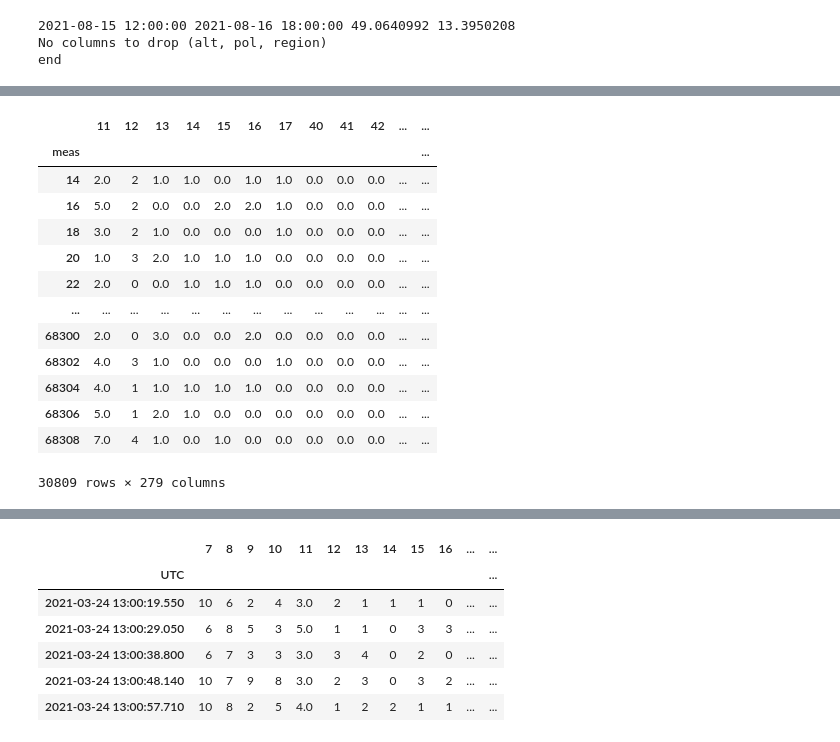
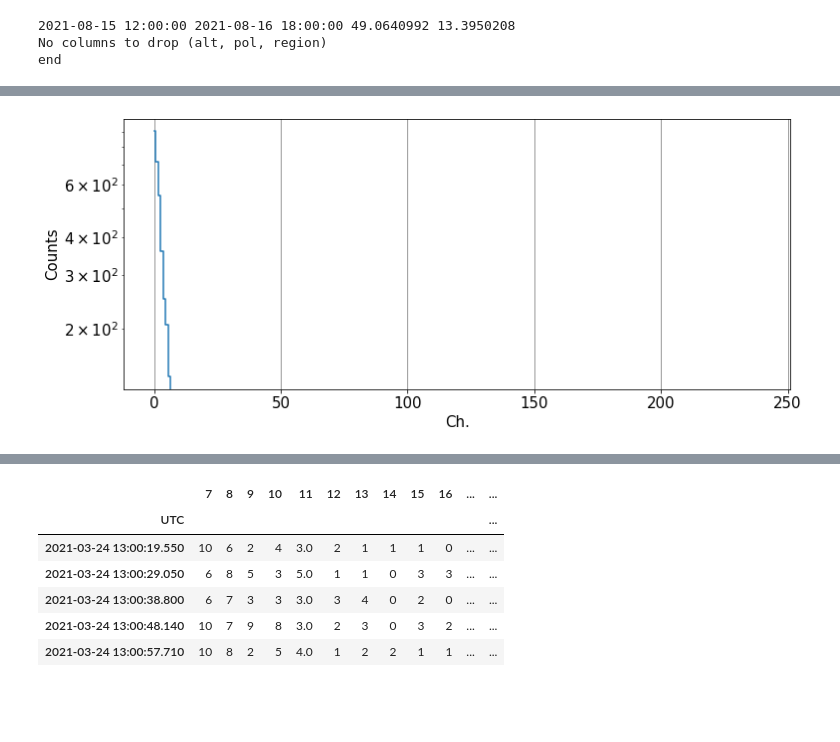
Before and after one commit to UniversalScientificTechnologies/GEODOS01, a Jupyter notebook: notebooks/GEODOS.ipynb, the cells around one changed output, grey strips where cells are left out. Saved outputs shown, nothing was run; the diff lists cells and outputs as text; code cells hidden in the pictures; blank space fills up the shorter version.

```diff
--- a/notebooks/GEODOS.ipynb
+++ b/notebooks/GEODOS.ipynb
@@ -563,18 +528,18 @@ ax5.legend()
-# %%
-#blitz.to_csv(dto + "/blitz.csv"
-histogram
-# %% [output]
-|  | 11 | 12 | 13 | 14 | 15 | 16 | 17 | 40 | 41 | 42 | ... | ... |
-| meas |  |  |  |  |  |  |  |  |  |  |  | ... |
-| 14 | 2.0 | 2 | 1.0 | 1.0 | 0.0 | 1.0 | 1.0 | 0.0 | 0.0 | 0.0 | ... | ... |
-| 16 | 5.0 | 2 | 0.0 | 0.0 | 2.0 | 2.0 | 1.0 | 0.0 | 0.0 | 0.0 | ... | ... |
-| 18 | 3.0 | 2 | 1.0 | 0.0 | 0.0 | 0.0 | 1.0 | 0.0 | 0.0 | 0.0 | ... | ... |
-| 20 | 1.0 | 3 | 2.0 | 1.0 | 1.0 | 1.0 | 0.0 | 0.0 | 0.0 | 0.0 | ... | ... |
-| 22 | 2.0 | 0 | 0.0 | 1.0 | 1.0 | 1.0 | 0.0 | 0.0 | 0.0 | 0.0 | ... | ... |
-| ... | ... | ... | ... | ... | ... | ... | ... | ... | ... | ... | ... | ... |
-| 68300 | 2.0 | 0 | 3.0 | 0.0 | 0.0 | 2.0 | 0.0 | 0.0 | 0.0 | 0.0 | ... | ... |
-| 68302 | 4.0 | 3 | 1.0 | 0.0 | 0.0 | 0.0 | 1.0 | 0.0 | 0.0 | 0.0 | ... | ... |
-| 68304 | 4.0 | 1 | 1.0 | 1.0 | 1.0 | 1.0 | 0.0 | 0.0 | 0.0 | 0.0 | ... | ... |
-| 68306 | 5.0 | 1 | 2.0 | 1.0 | 0.0 | 0.0 | 0.0 | 0.0 | 0.0 | 0.0 | ... | ... |
-| 68308 | 7.0 | 4 | 1.0 | 0.0 | 1.0 | 0.0 | 0.0 | 0.0 | 0.0 | 0.0 | ... | ... |
-30809 rows × 279 columns
+# %%
+yy = histogram.copy()
+yy.set_index('UTC', inplace = True, drop=False)
+#yy = yy.loc['2021-08-15 11:00:00':'2021-08-16 18:00:00']
+yy = yy.loc['2021-08-15 18:00:00':'2021-08-15 19:00:00']
+yy = yy.rename(columns={x:y for x,y in zip(yy.columns[:258],range(0,258))})
+ener = yy.iloc[:,0:240].sum()
+ener = ener.reset_index()
+plt.figure(figsize=(12,5))
+plt.plot(ener[0], drawstyle='steps-mid')
+plt.yscale('log')
+plt.xlabel('Ch.')
+plt.ylabel('Counts')
+#plt.grid(b=True, which='major', color='grey', linestyle='-')
+plt.grid(color='grey')
+#plt.xlim([10,100])
+# %% [output]
+[figure, added]
```
Also changed, not shown: parts of 7 cells of this notebook.
